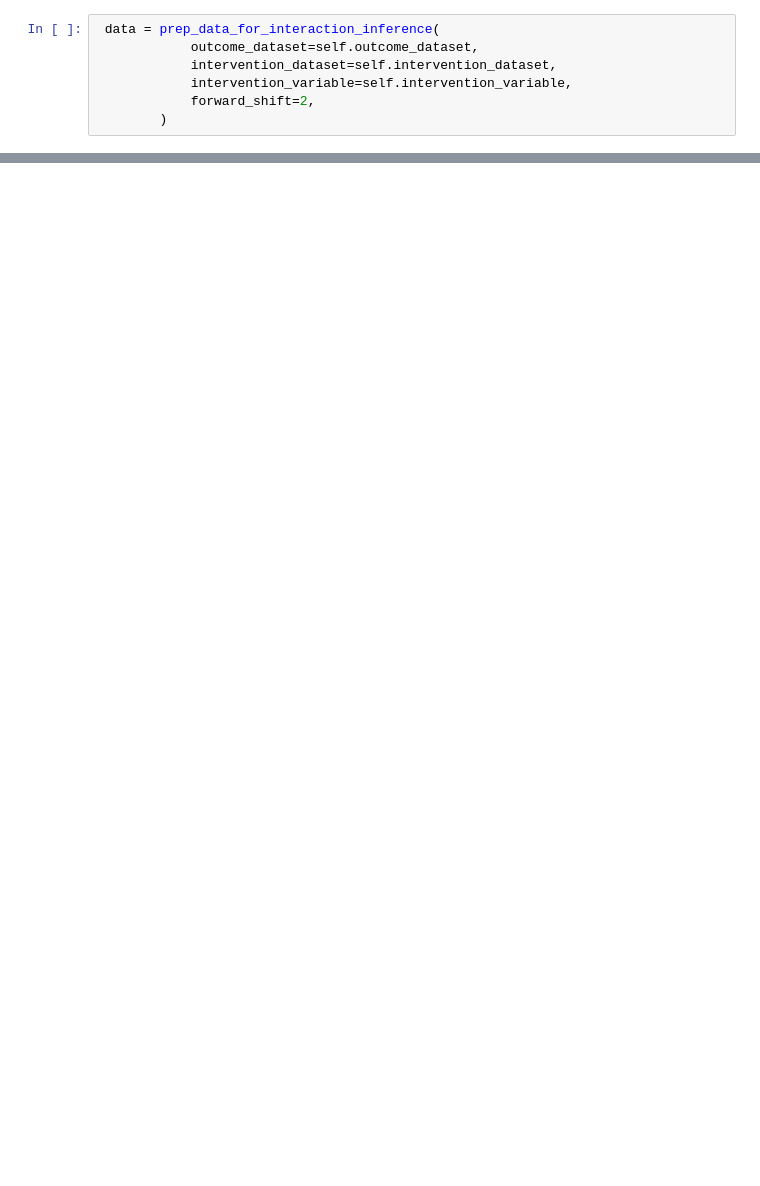
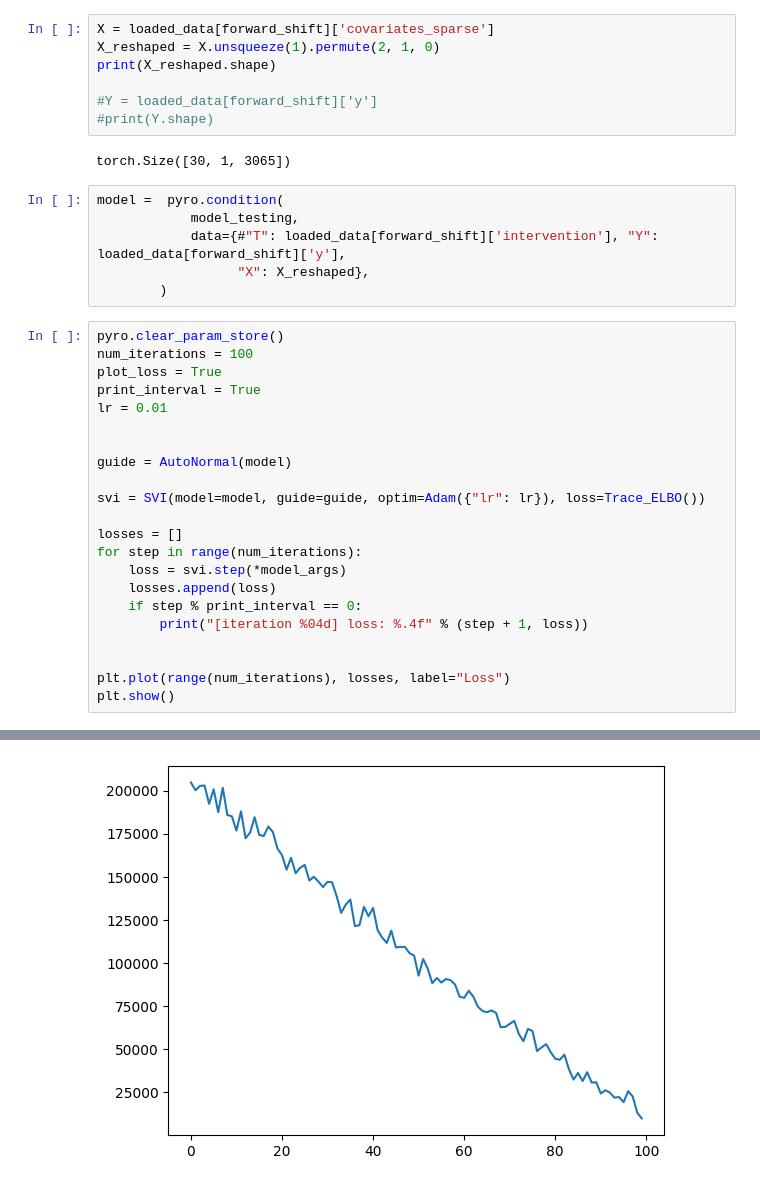
Before and after one commit to BasisResearch/cities, a Jupyter notebook: docs/experimental_notebooks/unsqueezing.ipynb, the cells around one changed output, grey strips where cells are left out. Cells and saved outputs as stored; diff of their text form; blank space fills up the shorter version.

Commit message:
refactored the interactions model

```diff
--- a/docs/experimental_notebooks/unsqueezing.ipynb
+++ b/docs/experimental_notebooks/unsqueezing.ipynb
@@ -156,7 +517,38 @@ ValueError: Shape mismatch inside plate('states_plate') at site X dim -3, 51 vs
-# %%
- data = prep_data_for_interaction_inference(
-            outcome_dataset=self.outcome_dataset,
-            intervention_dataset=self.intervention_dataset,
-            intervention_variable=self.intervention_variable,
-            forward_shift=2,
-        )
+# %%
+X = loaded_data[forward_shift]['covariates_sparse']
+X_reshaped = X.unsqueeze(1).permute(2, 1, 0)
+print(X_reshaped.shape)
+
+#Y = loaded_data[forward_shift]['y']
+#print(Y.shape)
+# %% [output]
+torch.Size([30, 1, 3065])
+# %%
+model =  pyro.condition(
+            model_testing,
+            data={#"T": loaded_data[forward_shift]['intervention'], "Y": loaded_data[forward_shift]['y'],
+                  "X": X_reshaped},
+        )
+# %%
+pyro.clear_param_store()
+num_iterations = 100
+plot_loss = True
+print_interval = True
+lr = 0.01
+
+
+guide = AutoNormal(model)
+
+svi = SVI(model=model, guide=guide, optim=Adam({"lr": lr}), loss=Trace_ELBO())
+
+losses = []
+for step in range(num_iterations):
+    loss = svi.step(*model_args)
+    losses.append(loss)
+    if step % print_interval == 0:
+        print("[iteration %04d] loss: %.4f" % (step + 1, loss))
+
+
+plt.plot(range(num_iterations), losses, label="Loss")
+plt.show()
+# %% [output]
@@ -162,0 +572 @@ ValueError: Shape mismatch inside plate('states_plate') at site X dim -3, 51 vs
+[figure, added]
```
Also changed, not shown: parts of 6 cells of this notebook, 1 other file.
